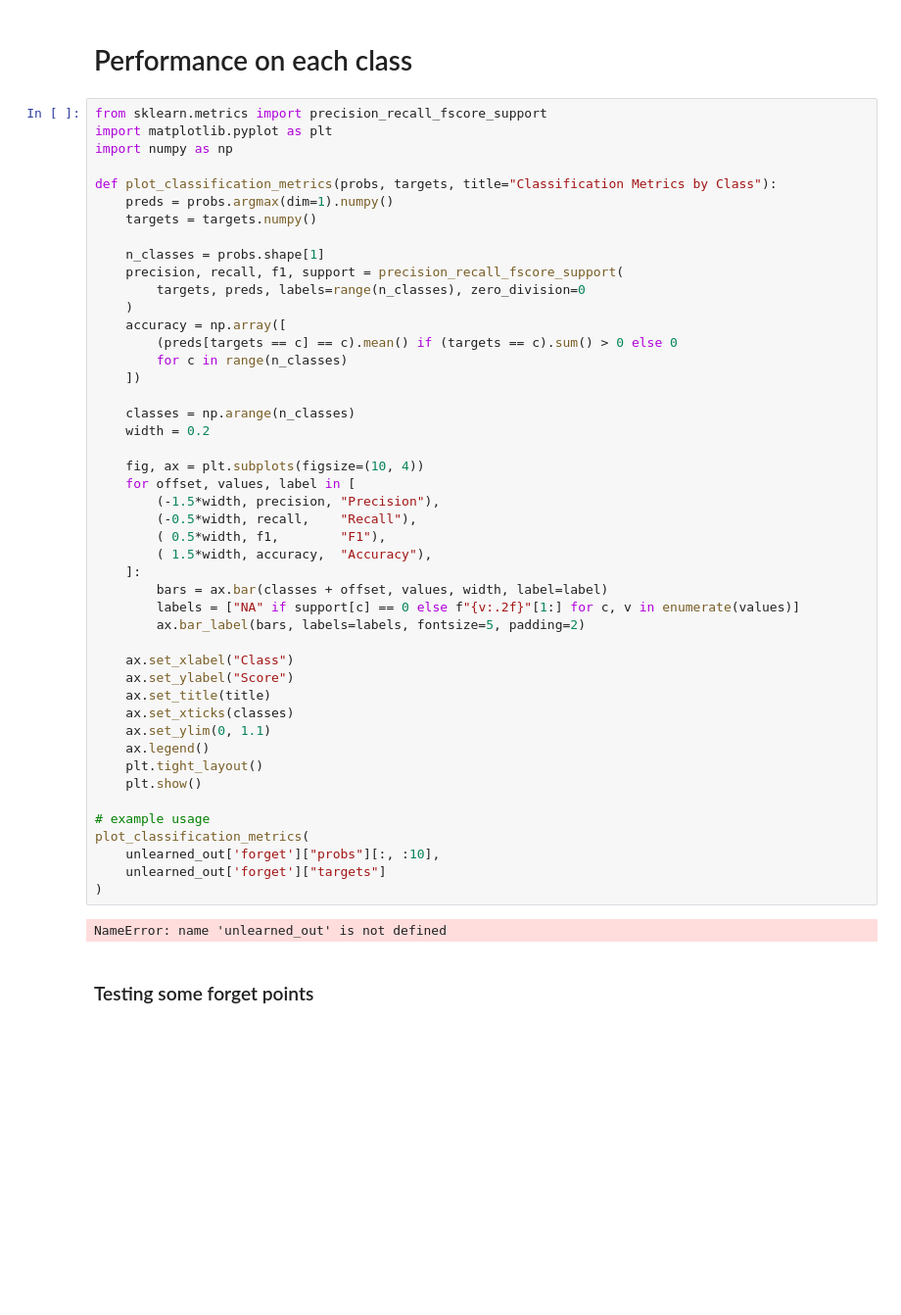
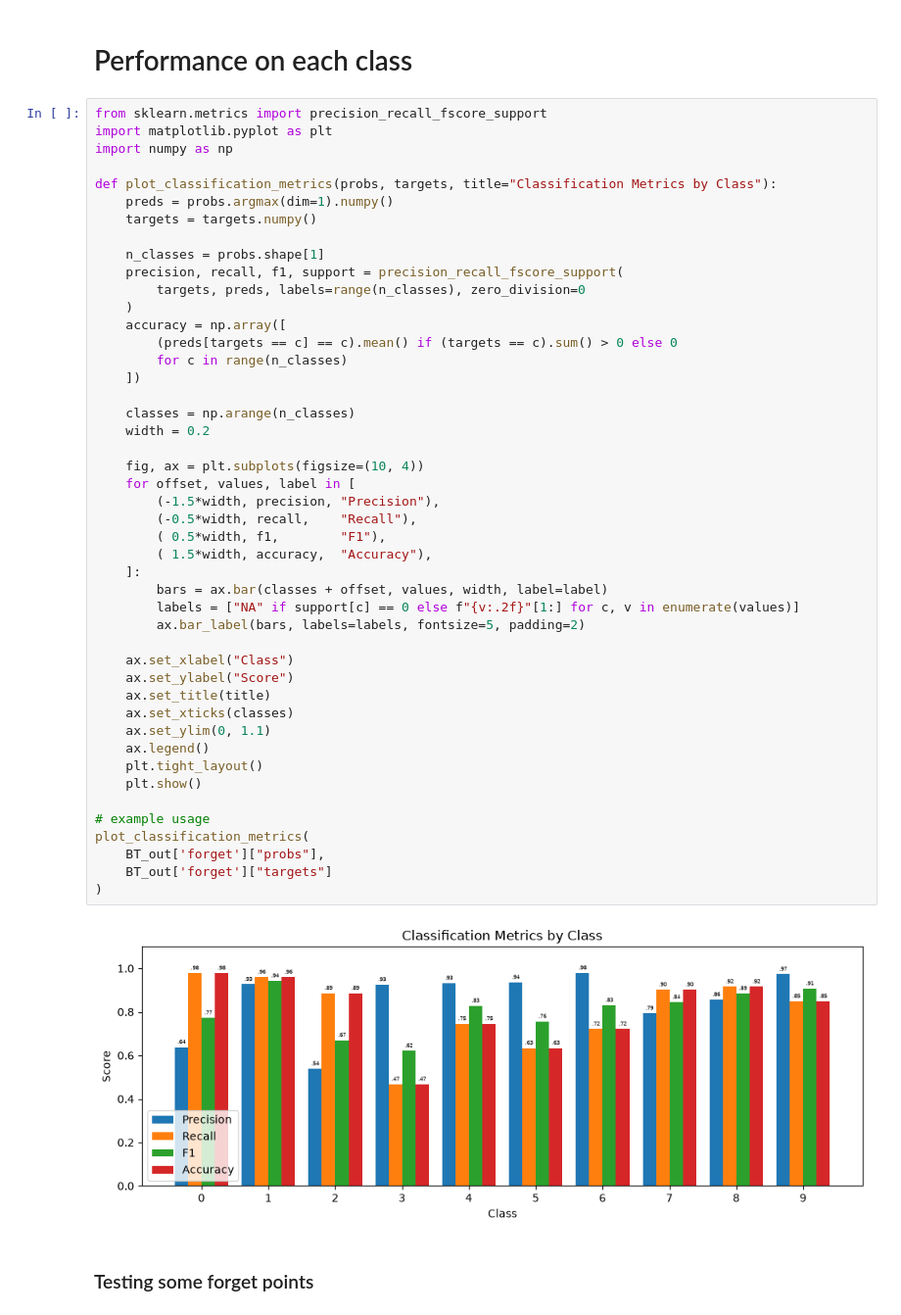
Before and after one commit to probabilistic-adaptation/verifying_unlearning_2026, a Jupyter notebook: master_auditor.ipynb, the cells around one changed output. Shown at 98% size. Drawn from its saved outputs; the diff is of its cells as text; blank space fills up the shorter version.

```diff
--- a/master_auditor.ipynb
+++ b/master_auditor.ipynb
@@ -245,36 +246,36 @@ def plot_classification_metrics(probs, targets, title="Classification Metrics by
         for c in range(n_classes)
     ])
 
     classes = np.arange(n_classes)
     width = 0.2
 
     fig, ax = plt.subplots(figsize=(10, 4))
     for offset, values, label in [
         (-1.5*width, precision, "Precision"),
         (-0.5*width, recall,    "Recall"),
         ( 0.5*width, f1,        "F1"),
         ( 1.5*width, accuracy,  "Accuracy"),
     ]:
         bars = ax.bar(classes + offset, values, width, label=label)
         labels = ["NA" if support[c] == 0 else f"{v:.2f}"[1:] for c, v in enumerate(values)]
         ax.bar_label(bars, labels=labels, fontsize=5, padding=2)
 
     ax.set_xlabel("Class")
     ax.set_ylabel("Score")
     ax.set_title(title)
     ax.set_xticks(classes)
     ax.set_ylim(0, 1.1)
     ax.legend()
     plt.tight_layout()
     plt.show()
 
 # example usage
 plot_classification_metrics(
-    unlearned_out['forget']["probs"][:, :10],
-    unlearned_out['forget']["targets"]
+    BT_out['forget']["probs"],
+    BT_out['forget']["targets"]
 )
 # %% [output]
-NameError: name 'unlearned_out' is not defined
+[figure, added]
 # %% [markdown]
 ### Testing some forget points
 # %%
```
Also changed, not shown: parts of 4 cells of this notebook, 28 other files.
